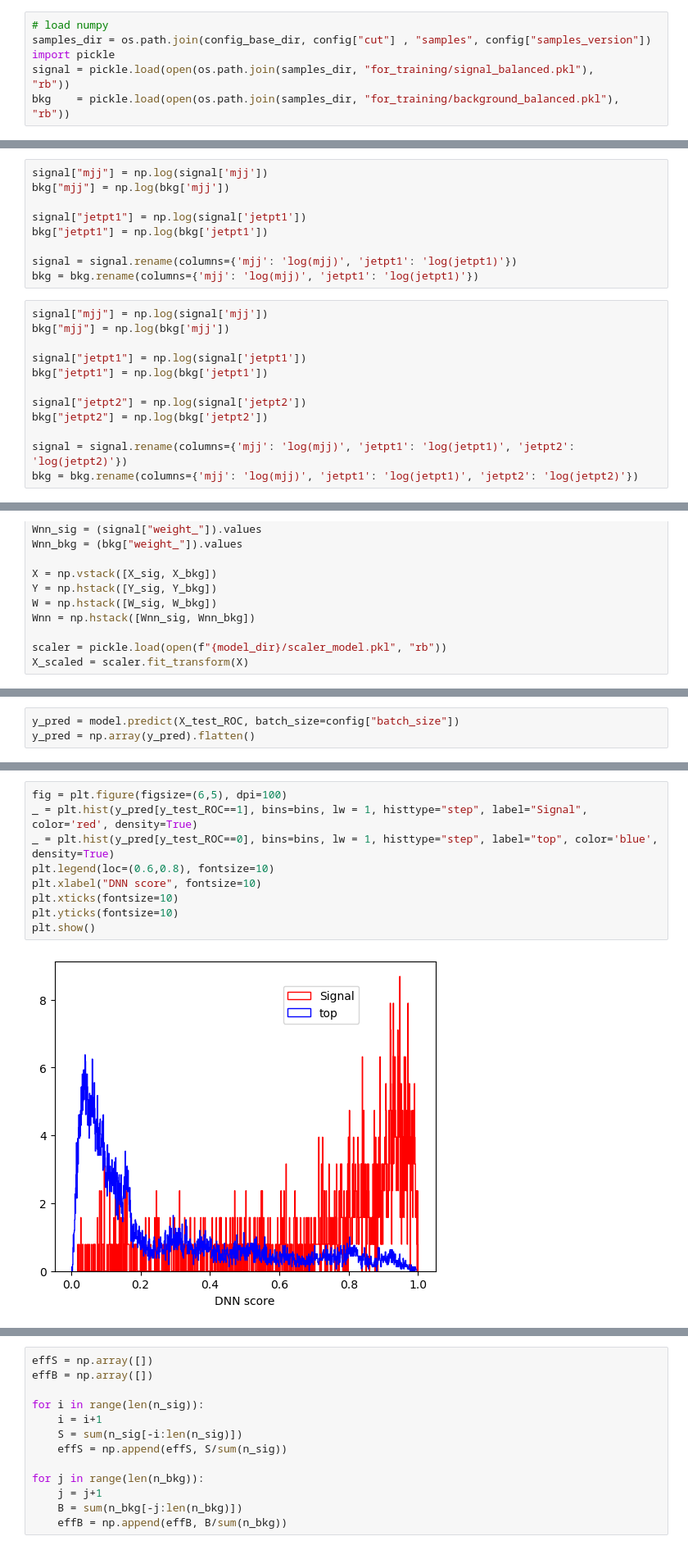
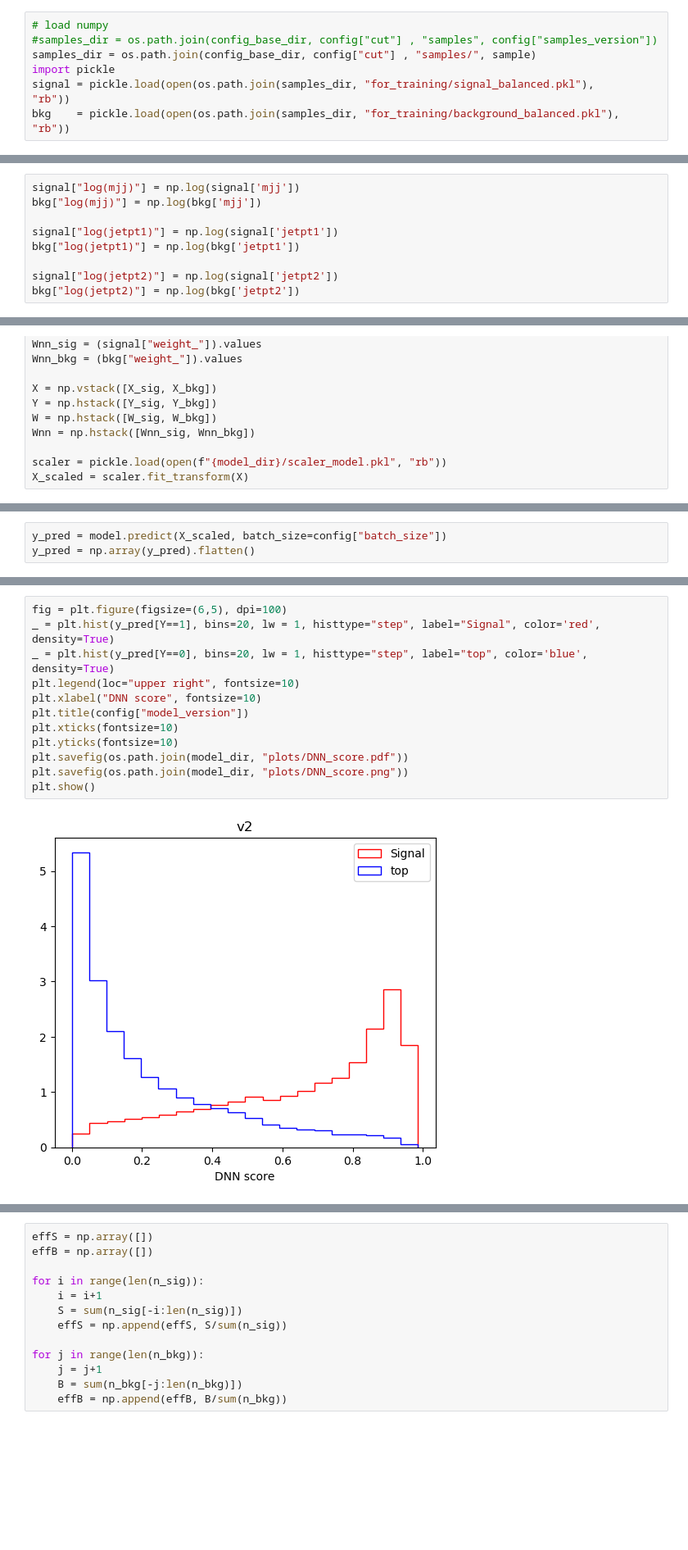
Before and after one commit to BiancaPinolini/ML_classification, a Jupyter notebook: ROC.ipynb, the cells around one changed output, grey strips where cells are left out. Shown at 82% size. Cells and saved outputs as stored; diff of their text form; blank space fills up the shorter version.

```diff
--- a/ROC.ipynb
+++ b/ROC.ipynb
@@ -32,7 +33,8 @@ for key in ["samples_version", "cols"]:
     config[key] = model_config[key]
 # %%
 # load numpy
-samples_dir = os.path.join(config_base_dir, config["cut"] , "samples", config["samples_version"])
+#samples_dir = os.path.join(config_base_dir, config["cut"] , "samples", config["samples_version"])
+samples_dir = os.path.join(config_base_dir, config["cut"] , "samples/", sample)
 import pickle
 signal = pickle.load(open(os.path.join(samples_dir, "for_training/signal_balanced.pkl"),     "rb"))
 bkg    = pickle.load(open(os.path.join(samples_dir, "for_training/background_balanced.pkl"), "rb"))
@@ -48,26 +50,14 @@ signal = signal.dropna()
 signal = signal[signal['puWeight'] >= 0.01]
 bkg = bkg[bkg['puWeight'] >= 0.09]
 # %%
-signal["mjj"] = np.log(signal['mjj'])
-bkg["mjj"] = np.log(bkg['mjj'])
+signal["log(mjj)"] = np.log(signal['mjj'])
+bkg["log(mjj)"] = np.log(bkg['mjj'])
 
-signal["jetpt1"] = np.log(signal['jetpt1'])
-bkg["jetpt1"] = np.log(bkg['jetpt1'])
+signal["log(jetpt1)"] = np.log(signal['jetpt1'])
+bkg["log(jetpt1)"] = np.log(bkg['jetpt1'])
 
-signal = signal.rename(columns={'mjj': 'log(mjj)', 'jetpt1': 'log(jetpt1)'})
-bkg = bkg.rename(columns={'mjj': 'log(mjj)', 'jetpt1': 'log(jetpt1)'})
+signal["log(jetpt2)"] = np.log(signal['jetpt2'])
+bkg["log(jetpt2)"] = np.log(bkg['jetpt2'])
-# %%
-signal["mjj"] = np.log(signal['mjj'])
-bkg["mjj"] = np.log(bkg['mjj'])
-
-signal["jetpt1"] = np.log(signal['jetpt1'])
-bkg["jetpt1"] = np.log(bkg['jetpt1'])
-
-signal["jetpt2"] = np.log(signal['jetpt2'])
-bkg["jetpt2"] = np.log(bkg['jetpt2'])
-
-signal = signal.rename(columns={'mjj': 'log(mjj)', 'jetpt1': 'log(jetpt1)', 'jetpt2': 'log(jetpt2)'})
-bkg = bkg.rename(columns={'mjj': 'log(mjj)', 'jetpt1': 'log(jetpt1)', 'jetpt2': 'log(jetpt2)'})
 # %%
 from sklearn.preprocessing import StandardScaler
 from sklearn.model_selection import train_test_split
@@ -117,3 +109,3 @@ _________________________________________________________________
 # %%
-y_pred = model.predict(X_test_ROC, batch_size=config["batch_size"])
+y_pred = model.predict(X_scaled, batch_size=config["batch_size"])
 y_pred = np.array(y_pred).flatten()
@@ -122,13 +112,16 @@ bins=1000
 # %%
 fig = plt.figure(figsize=(6,5), dpi=100)
-_ = plt.hist(y_pred[y_test_ROC==1], bins=bins, lw = 1, histtype="step", label="Signal", color='red', density=True)
-_ = plt.hist(y_pred[y_test_ROC==0], bins=bins, lw = 1, histtype="step", label="top", color='blue', density=True)
-plt.legend(loc=(0.6,0.8), fontsize=10)
+_ = plt.hist(y_pred[Y==1], bins=20, lw = 1, histtype="step", label="Signal", color='red', density=True)
+_ = plt.hist(y_pred[Y==0], bins=20, lw = 1, histtype="step", label="top", color='blue', density=True)
+plt.legend(loc="upper right", fontsize=10)
 plt.xlabel("DNN score", fontsize=10)
+plt.title(config["model_version"])
 plt.xticks(fontsize=10)
 plt.yticks(fontsize=10)
+plt.savefig(os.path.join(model_dir, "plots/DNN_score.pdf"))
+plt.savefig(os.path.join(model_dir, "plots/DNN_score.png"))
 plt.show()
 # %% [output]
-[figure, old version]
+[figure, new version]
 # %%
 fig = plt.figure(figsize=(6,5), dpi=100)
```
Also changed, not shown: parts of 10 cells of this notebook.
